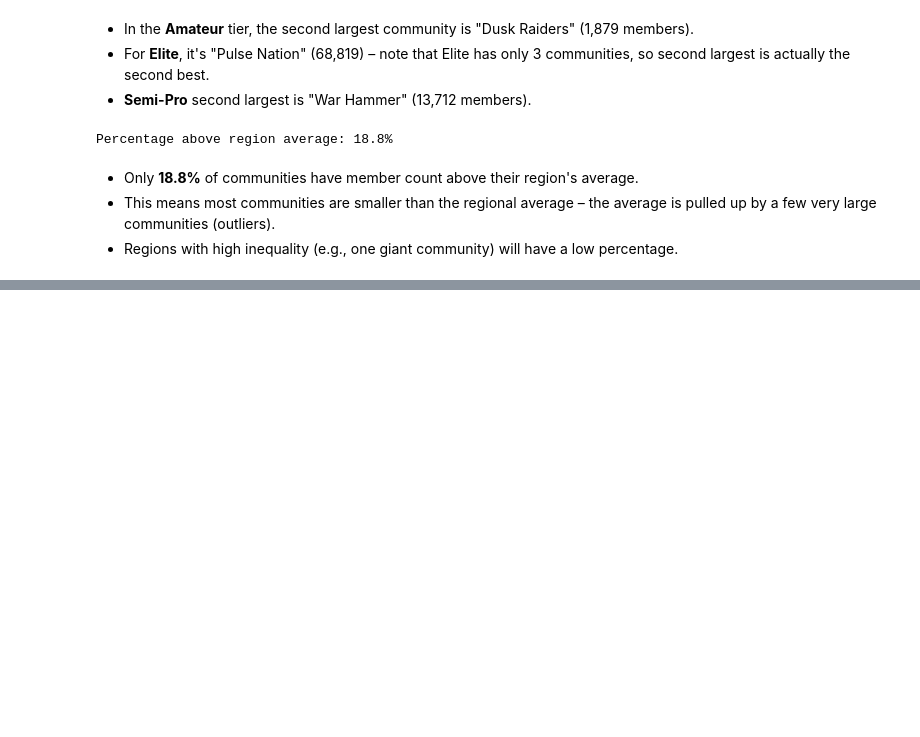
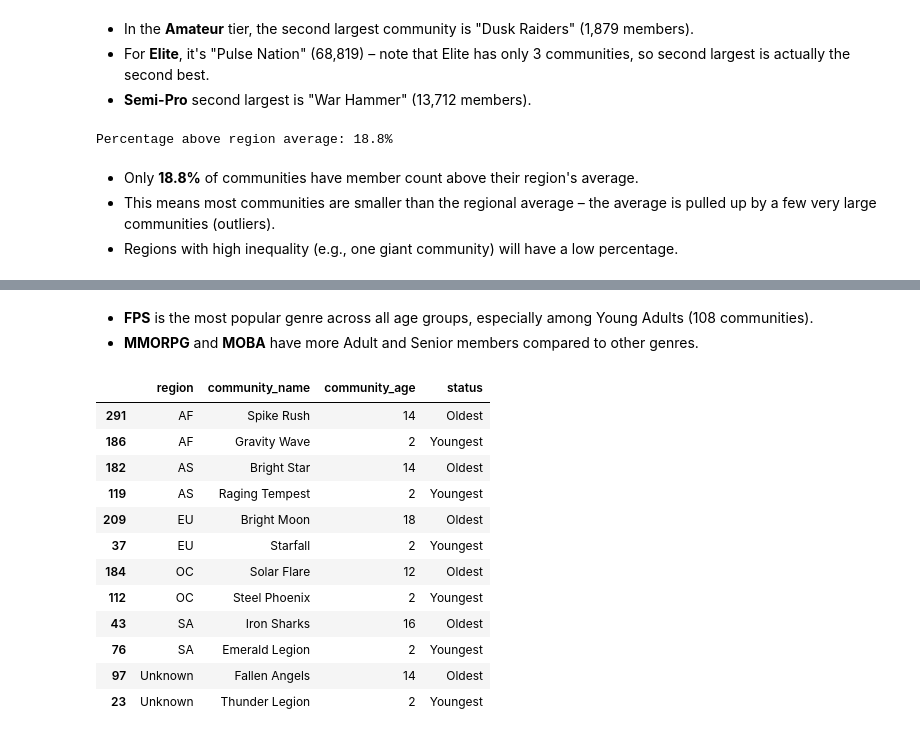
Before and after one commit to faizantoheed456/arena-gaming-eda, a Jupyter notebook: ARENA_session_3_groupby_feature_eng.ipynb, the cells around one changed output, grey strips where cells are left out. Drawn from its saved outputs; the diff is of its cells as text; code cells hidden in the pictures; blank space fills up the shorter version.

Commit message:
Add Session 3: Grouping, aggregations and feature engg

```diff
--- a/ARENA_session_3_groupby_feature_eng.ipynb
+++ b/ARENA_session_3_groupby_feature_eng.ipynb
@@ -364,3 +369,6 @@ Percentage above region average: 18.8%
 - Only **18.8%** of communities have member count above their region's average.
 - This means most communities are smaller than the regional average – the average is pulled up by a few very large communities (outliers).
 - Regions with high inequality (e.g., one giant community) will have a low percentage.
+# %%
+gaming_data['engagement_ratio'] = gaming_data['active_players'] / gaming_data['member_count']
+gaming_data.groupby(['genre'])['engagement_ratio'].mean()
@@ -366,0 +388,9 @@ Percentage above region average: 18.8%
+# %%
+gaming_data['tier_score'] = gaming_data['community_tier'].map({
+    'Amateur': 1,
+    'Semi-Pro': 2,
+    'Professional': 3,
+    'Elite': 4
+})
+
+gaming_data.groupby(['region'])['tier_score'].mean()
@@ -366,0 +409,6 @@ Percentage above region average: 18.8%
+# %%
+bins = [0, 18, 25, 35, 100]
+labels = ['Teen', 'Young Adult', 'Adult', 'Senior']
+
+gaming_data['age_group'] = pd.cut(gaming_data['avg_member_age'], bins=bins, labels=labels)
+gaming_data.groupby(['genre'])['age_group'].value_counts().unstack()
@@ -366,0 +425,27 @@ Percentage above region average: 18.8%
+# %% [markdown]
+- **FPS** is the most popular genre across all age groups, especially among Young Adults (108 communities).
+- **MMORPG** and **MOBA** have more Adult and Senior members compared to other genres.
+# %%
+gaming_data['community_age'] = 2026 - gaming_data['year_founded']
+
+idx_oldest = gaming_data.groupby(['region'])['community_age'].idxmax()
+idx_youngest = gaming_data.groupby(['region'])['community_age'].idxmin()
+
+oldest = gaming_data.loc[idx_oldest, ['region', 'community_name', 'community_age']].assign(status='Oldest')
+youngest = gaming_data.loc[idx_youngest, ['region', 'community_name', 'community_age']].assign(status='Youngest')
+
+pd.concat([oldest, youngest]).sort_values(by=['region', 'status'])
+# %% [output]
+|  | region | community_name | community_age | status |
+| 291 | AF | Spike Rush | 14 | Oldest |
+| 186 | AF | Gravity Wave | 2 | Youngest |
+| 182 | AS | Bright Star | 14 | Oldest |
+| 119 | AS | Raging Tempest | 2 | Youngest |
+| 209 | EU | Bright Moon | 18 | Oldest |
+| 37 | EU | Starfall | 2 | Youngest |
+| 184 | OC | Solar Flare | 12 | Oldest |
+| 112 | OC | Steel Phoenix | 2 | Youngest |
+| 43 | SA | Iron Sharks | 16 | Oldest |
+| 76 | SA | Emerald Legion | 2 | Youngest |
+| 97 | Unknown | Fallen Angels | 14 | Oldest |
+| 23 | Unknown | Thunder Legion | 2 | Youngest |
```
Also changed, not shown: parts of 18 cells of this notebook, 1 other file.
